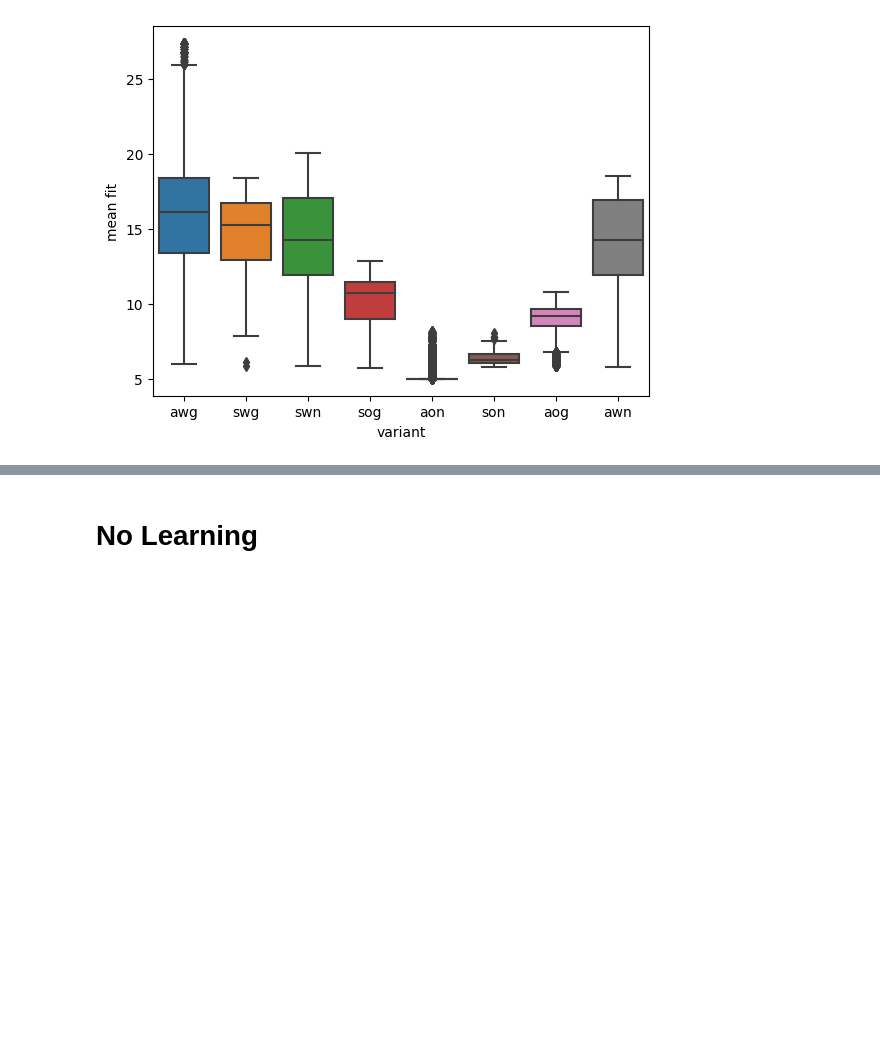
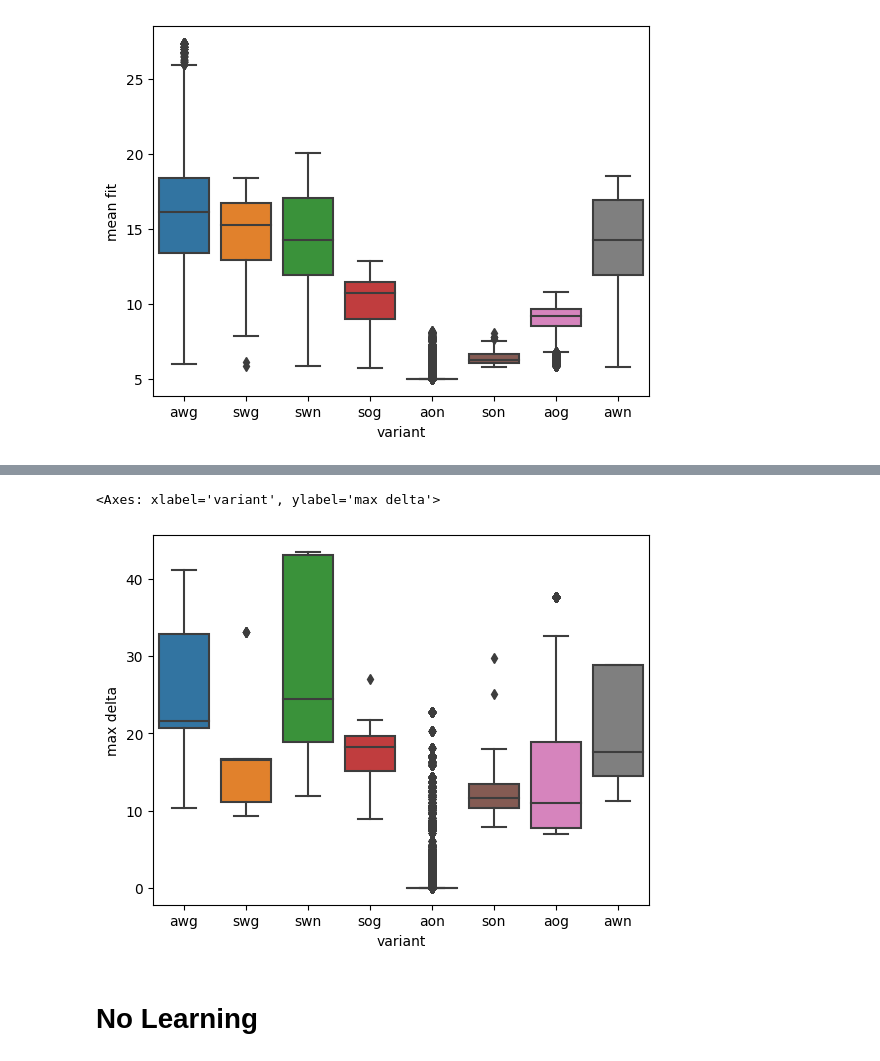
Before and after one commit to LeniLeGoff/py_async_ea, a Jupyter notebook: plotting/m2w_analysis.ipynb, the cells around one changed output, grey strips where cells are left out. Drawn from its saved outputs; the diff is of its cells as text; code cells hidden in the pictures; blank space fills up the shorter version.

```diff
--- a/plotting/m2w_analysis.ipynb
+++ b/plotting/m2w_analysis.ipynb
@@ -123,2 +141,7 @@ sns.boxplot(data=fit_data,x="variant",y="median fit")
+# %%
+sns.boxplot(data=ld_data,x="variant",y="max delta")
+# %% [output]
+<Axes: xlabel='variant', ylabel='max delta'>
+[figure, added]
 # %% [markdown]
 # No Learning
```
Also changed, not shown: parts of 8 cells of this notebook.
